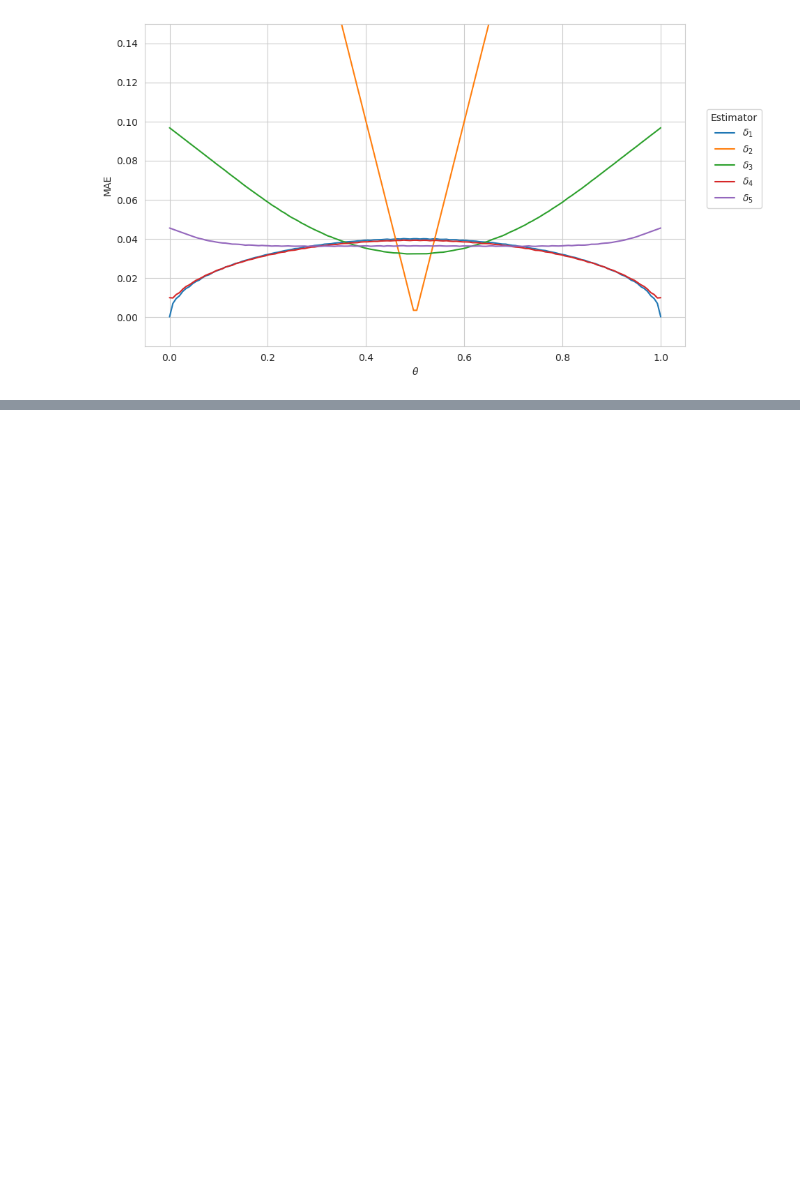
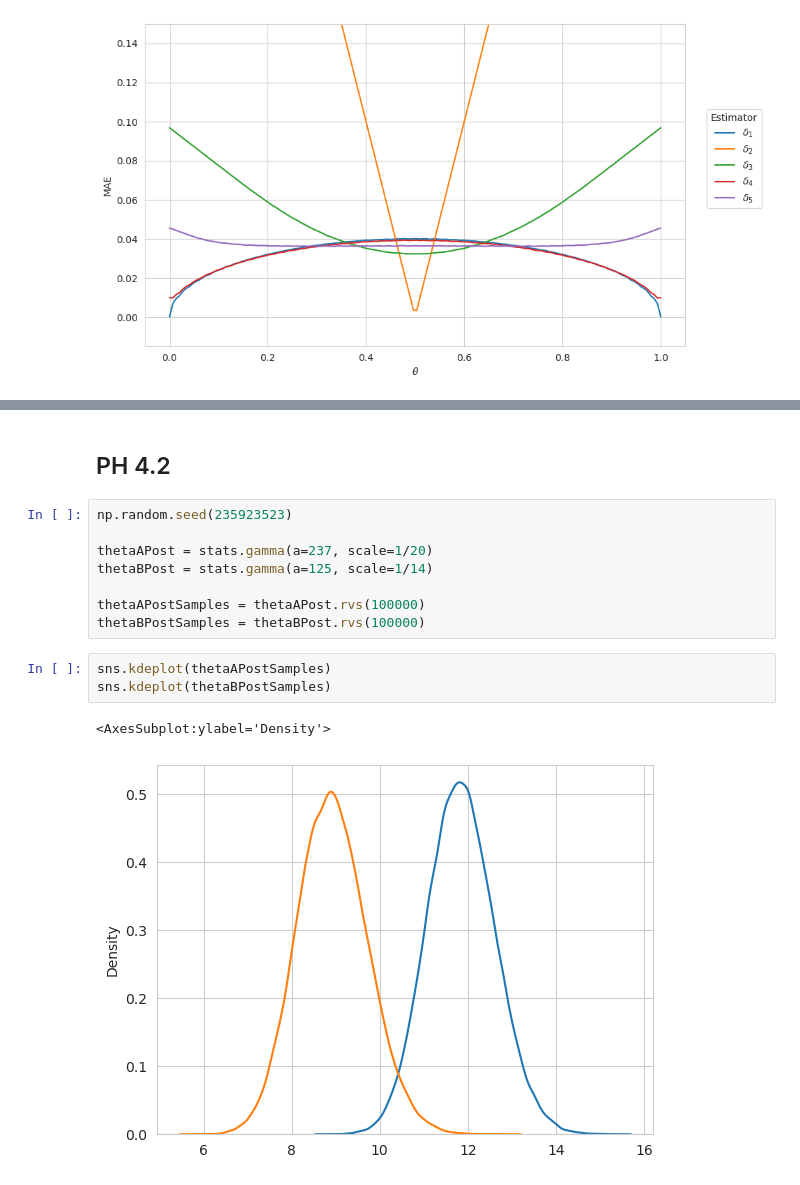
Before and after one commit to WHITSNAK/sta_602, a Jupyter notebook: hw5/hw5.ipynb, the cells around one changed output, grey strips where cells are left out. Drawn from its saved outputs; the diff is of its cells as text; blank space fills up the shorter version.

```diff
--- a/hw5/hw5.ipynb
+++ b/hw5/hw5.ipynb
@@ -59,0 +82,16 @@ fig.show()
+# %% [markdown]
+## PH 4.2
+# %%
+np.random.seed(235923523)
+
+thetaAPost = stats.gamma(a=237, scale=1/20)
+thetaBPost = stats.gamma(a=125, scale=1/14)
+
+thetaAPostSamples = thetaAPost.rvs(100000)
+thetaBPostSamples = thetaBPost.rvs(100000)
+# %%
+sns.kdeplot(thetaAPostSamples)
+sns.kdeplot(thetaBPostSamples)
+# %% [output]
+<AxesSubplot:ylabel='Density'>
+[figure, added]
```
Also changed, not shown: parts of 8 cells of this notebook, 2 other files.
